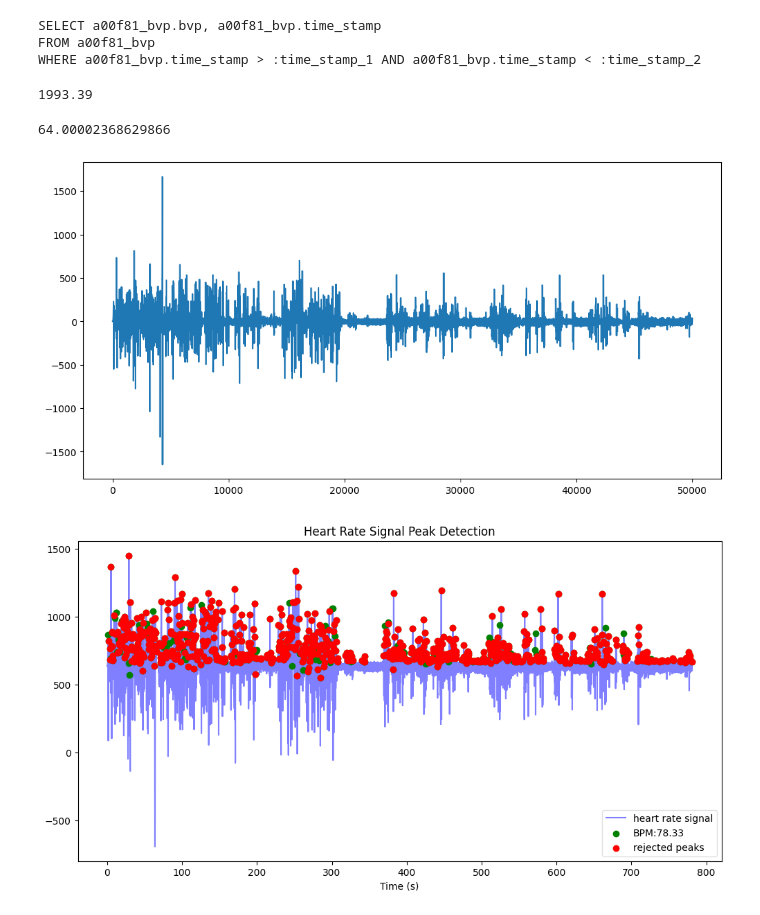
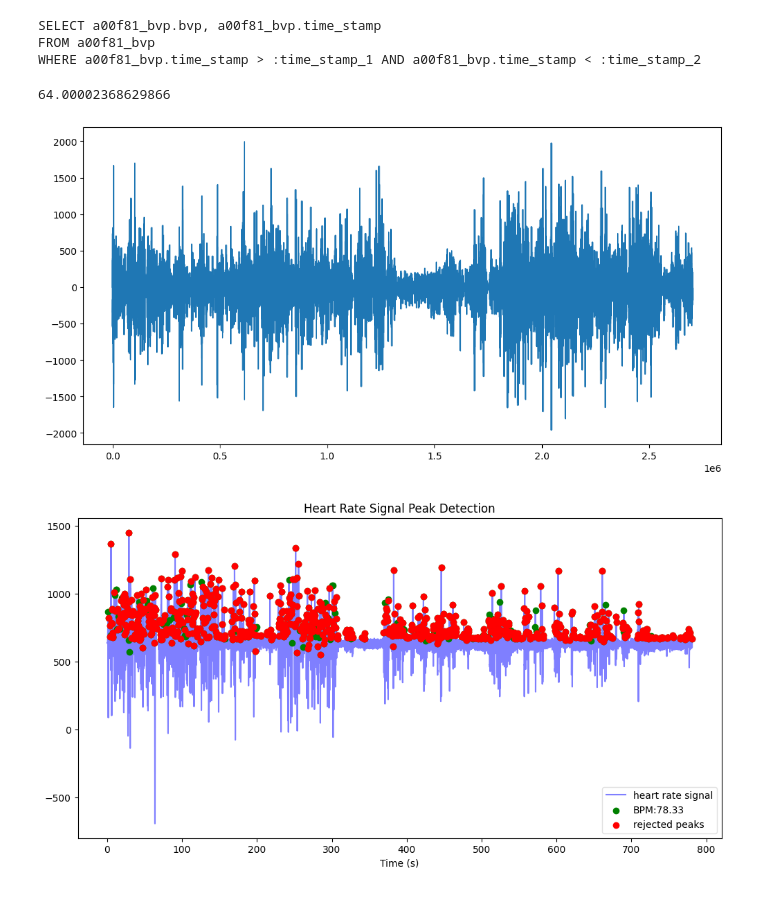
Before and after one commit to dr-rosen-rosen/tpd, a Jupyter notebook: e4_bvp_processing.ipynb, the cells around one changed output. Drawn from its saved outputs; the diff is of its cells as text; code cells hidden in the pictures.

```diff
--- a/e4_bvp_processing.ipynb
+++ b/e4_bvp_processing.ipynb
@@ -40,21 +72,16 @@ with engine.connect() as conn:
     df = pd.DataFrame(rp.fetchall())
     df.columns = rp.keys()
 df = df.sort_values('time_stamp', ascending = True)
-# %%
-df.head()
-print(max(df.bvp))
-# %% [output]
-1993.39
 # %%
 hp.get_samplerate_datetime(df['time_stamp'].dt.strftime("%H:%M:%S.%f"))
 # %% [output]
 64.00002368629866
 # %%
 plt.figure(figsize=(12,6))
-plt.plot(df['bvp'].values[0:50000])
+plt.plot(df['bvp'].values)
 plt.show()
 # %% [output]
-[figure, old version]
+[figure, new version]
 # %%
 wd,m = hp.process(filtered, sample_rate = 64,
                   high_precision = True, high_precision_fs = 1000.0, clean_rr = True)
```
Also changed, not shown: parts of 2 cells of this notebook.
